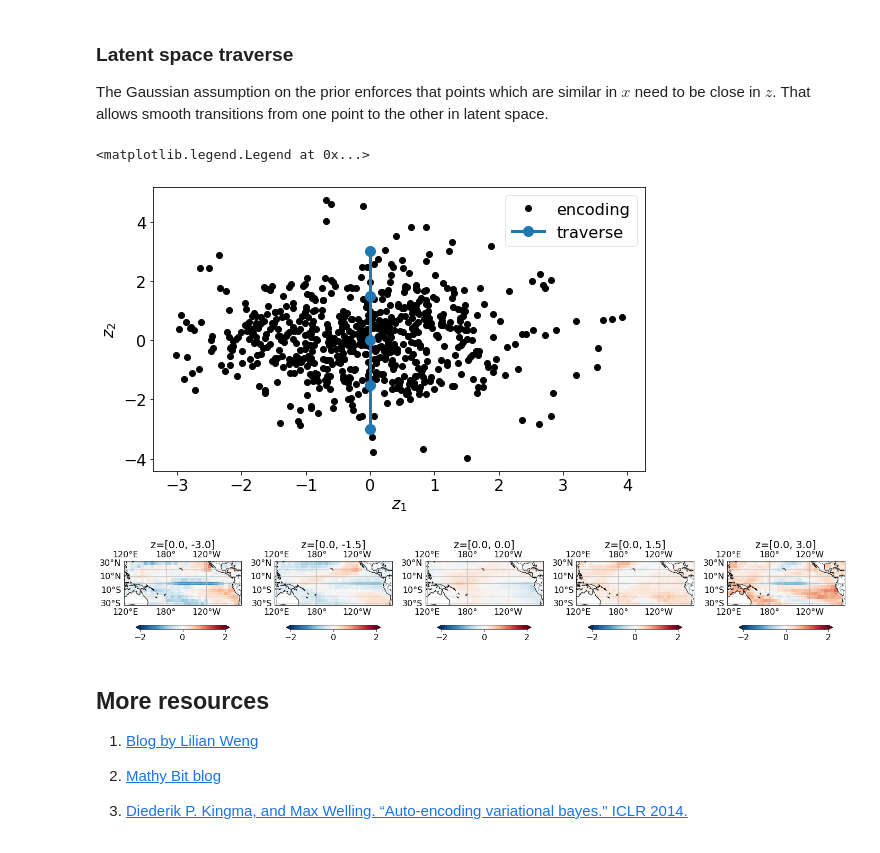
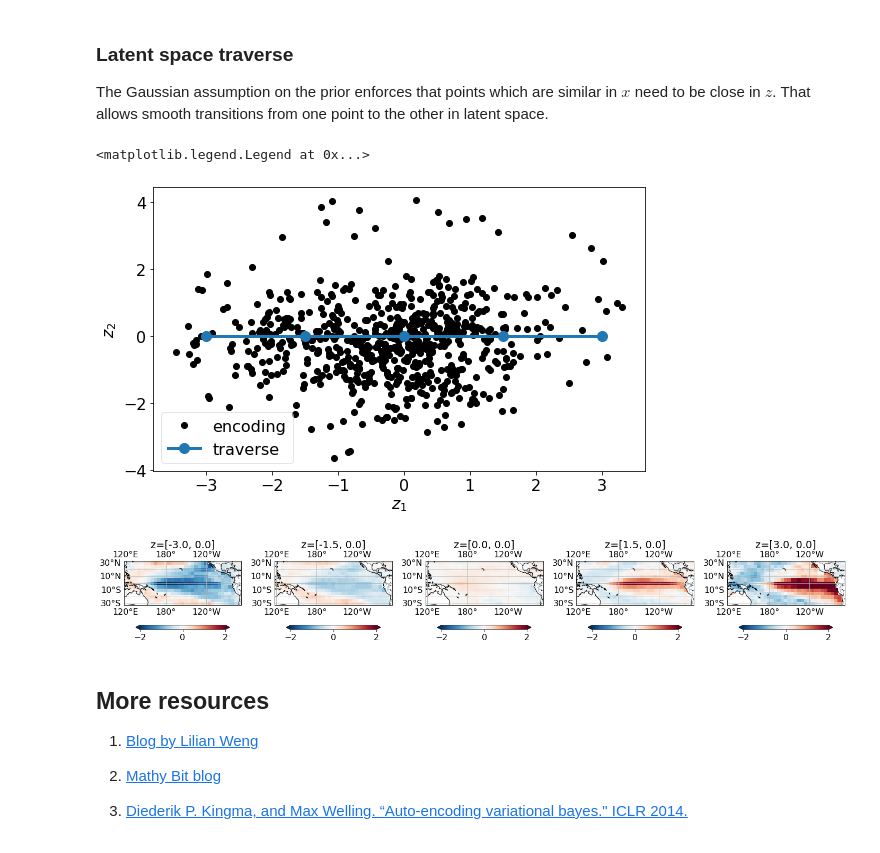
Before and after one commit to mlcs/seminar_ws22, a Jupyter notebook: 04_vae/tutorial_vae_ssta.ipynb, the cells around one changed output. Drawn from its saved outputs; the diff is of its cells as text; code cells hidden in the pictures.

```diff
--- a/04_vae/tutorial_vae_ssta.ipynb
+++ b/04_vae/tutorial_vae_ssta.ipynb
@@ -837,24 +860,24 @@ ax.legend()
 The Gaussian assumption on the prior enforces that points which are similar in $x$ need to be close in $z$. That allows smooth transitions from one point to the other in latent space.
 # %%
 z_start = torch.Tensor([[0,0]])
-z_eps = torch.Tensor([0,1])
+z_eps = torch.Tensor([1,0])
 z_range = torch.linspace(-3, 3, 5)
 
 # Create traverse through latent space
 z_samples = z_start.repeat(len(z_range), 1 ) + z_range.unsqueeze(1) * z_eps
 
 
 # Plot latent space
 fig, ax = plt.subplots()
 ax.plot(encode['z'][:,0], encode['z'][:,1], 'ko', label='encoding')
 ax.plot(z_samples[:,0], z_samples[:,1], '-o', label='traverse',
         markersize=10, linewidth=3)
 ax.set_xlabel(r"$z_1$")
 ax.set_ylabel(r"$z_2$")
 ax.legend()
 # %% [output]
 <matplotlib.legend.Legend at 0x...>
-[figure, old version]
+[figure, new version]
 # %%
 # Decode z
 with torch.no_grad():
@@ -870,7 +893,7 @@ for i, rec in enumerate(traverse):
     ut.plot_map(da_rec, ax=axs[i], central_longitude=180, vmin=-2, vmax=2)
     axs[i].set_title(f"z={z_samples[i].tolist()}")
 # %% [output]
-[figure, old version]
+[figure, new version]
 # %% [markdown]
 ## More resources
 
```
Also changed, not shown: parts of 15 cells of this notebook, 3 other files.
